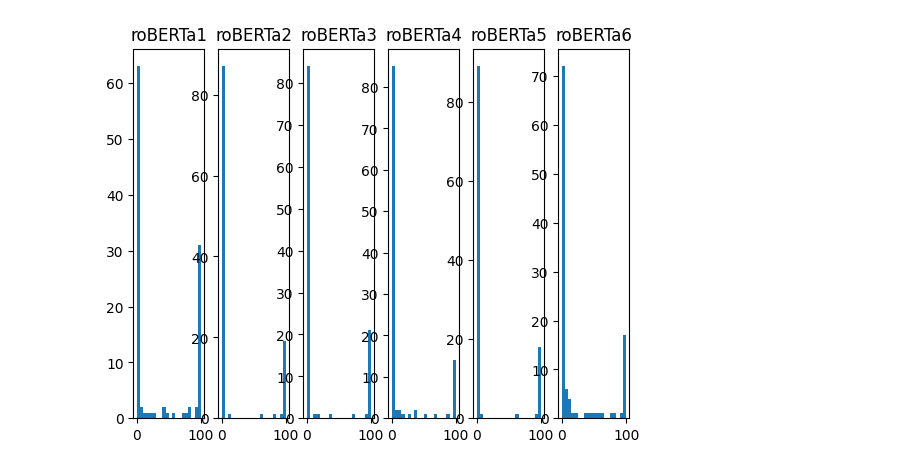
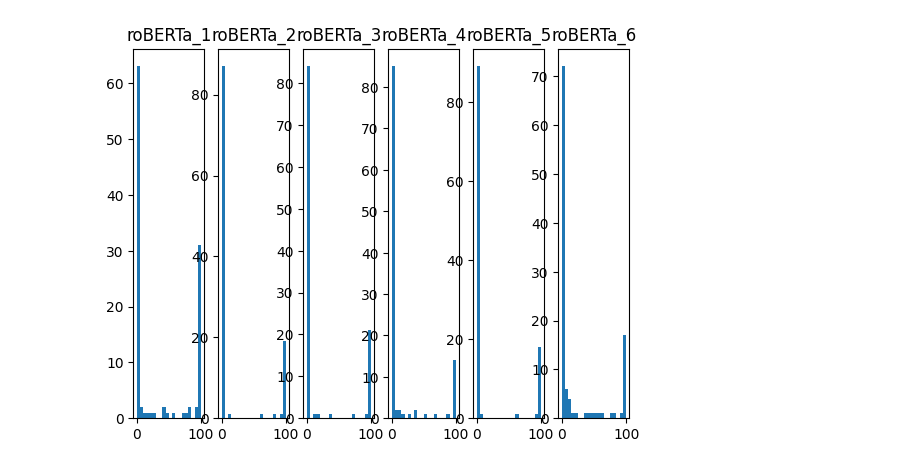
Before and after one commit to The-H4CKER/bs-meter, a Jupyter notebook: model_testing/bs_jobs_test.ipynb, the cells around one changed output. Drawn from its saved outputs; the diff is of its cells as text; code cells hidden in the pictures.

```diff
--- a/model_testing/bs_jobs_test.ipynb
+++ b/model_testing/bs_jobs_test.ipynb
@@ -49,11 +64,11 @@ df.to_excel("model_testing/test_results/bs_jobs_results.xlsx")
 # %%
 results = pandas.read_excel("model_testing/test_results/bs_jobs_results.xlsx")
 
 fig,axs = fig,axs = plt.subplots(1,6)
 
 
 for i in range(1,7):
     axs[i-1].hist(results["roBERTa_"+str(i)], bins = 20)
-    axs[i-1].set_title("roBERTa" + str(i))
+    axs[i-1].set_title("roBERTa_" + str(i))
 # %% [output]
-[figure, old version]
+[figure, new version]
```
Also changed, not shown: parts of 5 cells of this notebook, 3 other files.
